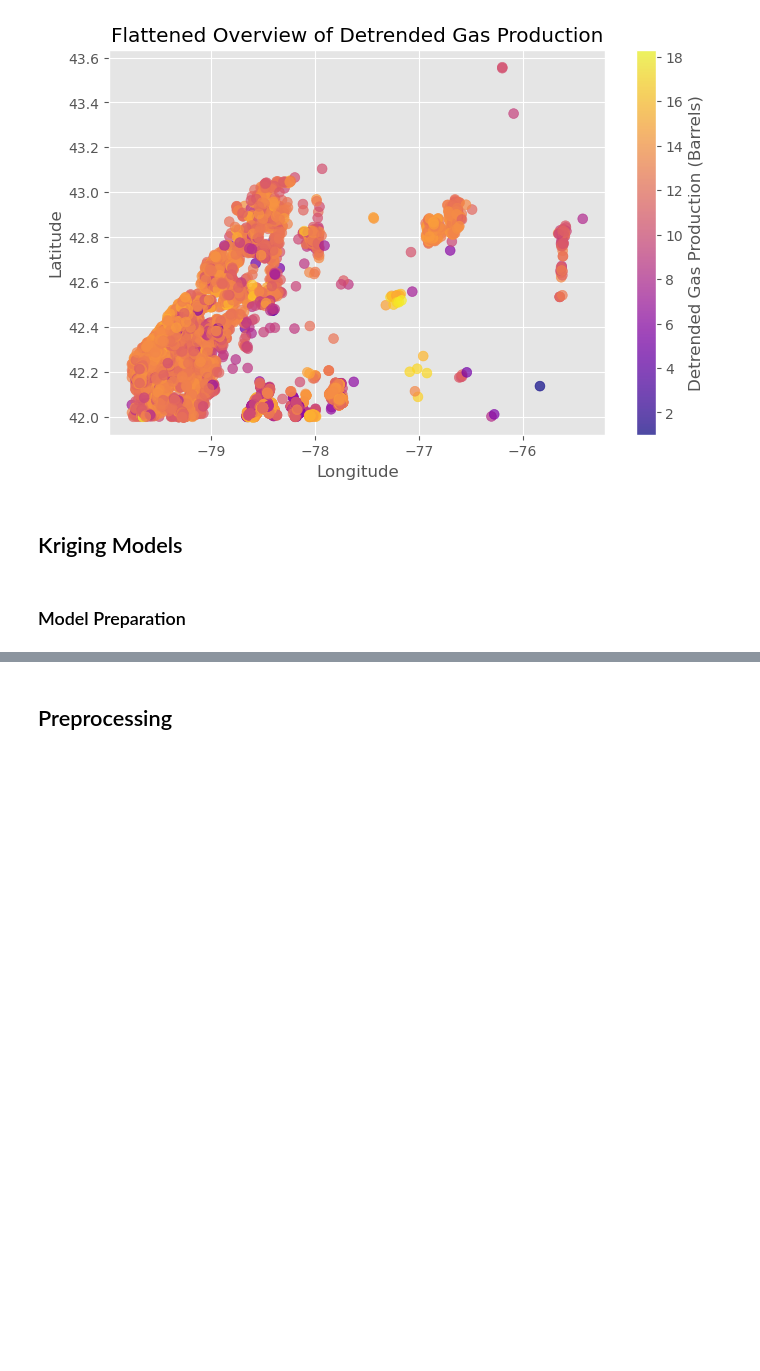
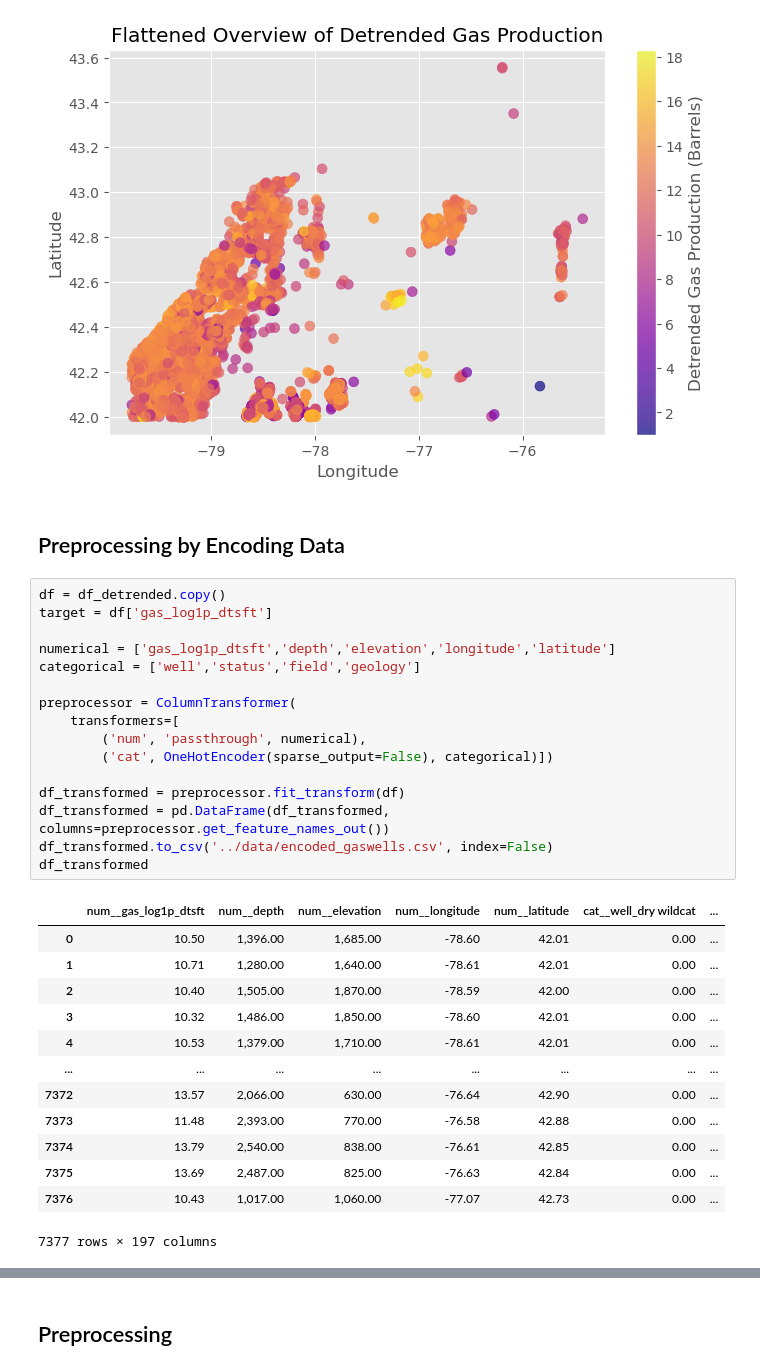
Before and after one commit to mrhussaink7/nys-gas-potential, a Jupyter notebook: code/model_development.ipynb, the cells around one changed output, grey strips where cells are left out. Drawn from its saved outputs; the diff is of its cells as text; blank space fills up the shorter version.

Commit message:
[ADD] encoded_gaswells.csv from model_dev notebook

```diff
--- a/code/model_development.ipynb
+++ b/code/model_development.ipynb
@@ -408,6 +409,34 @@ plt.close()
 [figure]
 [figure]
 # %% [markdown]
-## Kriging Models
+## Preprocessing by Encoding Data
-# %% [markdown]
-### Model Preparation
+# %%
+df = df_detrended.copy()
+target = df['gas_log1p_dtsft']
+
+numerical = ['gas_log1p_dtsft','depth','elevation','longitude','latitude']
+categorical = ['well','status','field','geology']
+
+preprocessor = ColumnTransformer(
+    transformers=[
+        ('num', 'passthrough', numerical),
+        ('cat', OneHotEncoder(sparse_output=False), categorical)])
+
+df_transformed = preprocessor.fit_transform(df)
+df_transformed = pd.DataFrame(df_transformed, columns=preprocessor.get_feature_names_out())
+df_transformed.to_csv('../data/encoded_gaswells.csv', index=False)
+df_transformed
+# %% [output]
+|  | num__gas_log1p_dtsft | num__depth | num__elevation | num__longitude | num__latitude | cat__well_dry wildcat | ... |
+| 0 | 10.50 | 1,396.00 | 1,685.00 | -78.60 | 42.01 | 0.00 | ... |
+| 1 | 10.71 | 1,280.00 | 1,640.00 | -78.61 | 42.01 | 0.00 | ... |
+| 2 | 10.40 | 1,505.00 | 1,870.00 | -78.59 | 42.00 | 0.00 | ... |
+| 3 | 10.32 | 1,486.00 | 1,850.00 | -78.60 | 42.01 | 0.00 | ... |
+| 4 | 10.53 | 1,379.00 | 1,710.00 | -78.61 | 42.01 | 0.00 | ... |
+| ... | ... | ... | ... | ... | ... | ... | ... |
+| 7372 | 13.57 | 2,066.00 | 630.00 | -76.64 | 42.90 | 0.00 | ... |
+| 7373 | 11.48 | 2,393.00 | 770.00 | -76.58 | 42.88 | 0.00 | ... |
+| 7374 | 13.79 | 2,540.00 | 838.00 | -76.61 | 42.85 | 0.00 | ... |
+| 7375 | 13.69 | 2,487.00 | 825.00 | -76.63 | 42.84 | 0.00 | ... |
+| 7376 | 10.43 | 1,017.00 | 1,060.00 | -77.07 | 42.73 | 0.00 | ... |
+7377 rows × 197 columns
```
Also changed, not shown: parts of 8 cells of this notebook, 1 other file.
